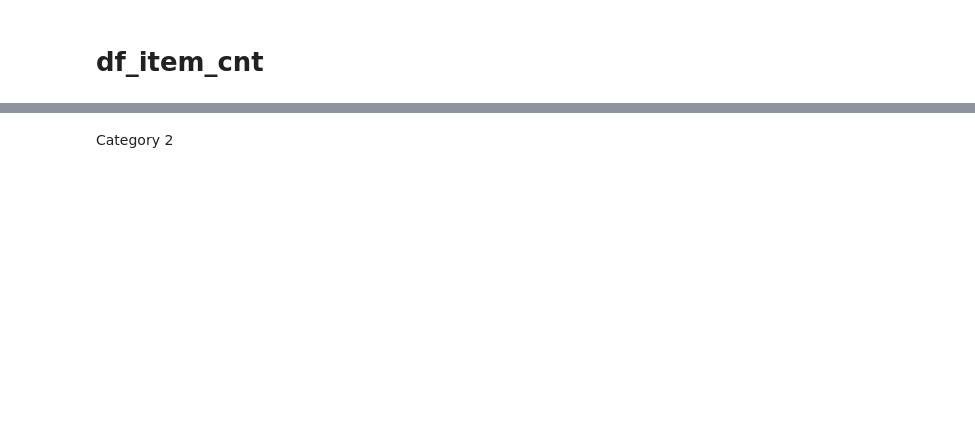
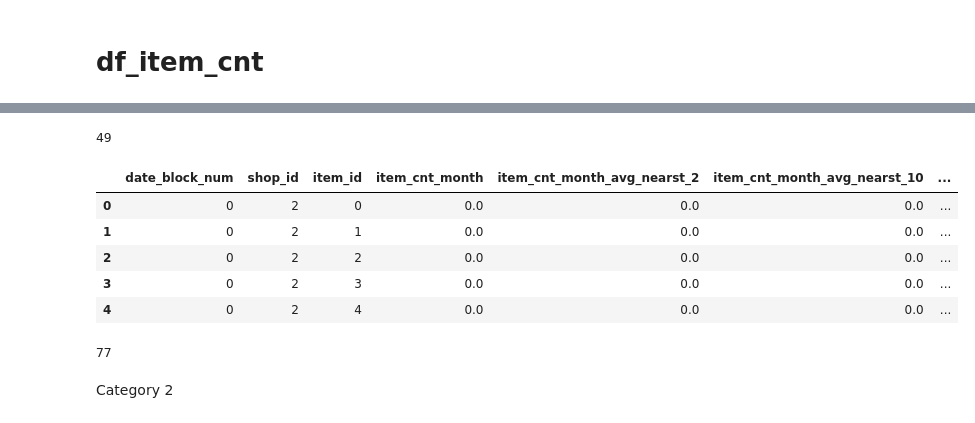
Before and after one commit to dondon1993/Predict-Future-Sales, a Jupyter notebook: df_price.ipynb, the cells around one changed output, grey strips where cells are left out. Saved outputs shown, nothing was run; the diff lists cells and outputs as text; code cells hidden in the pictures; blank space fills up the shorter version.

```diff
--- a/df_price.ipynb
+++ b/df_price.ipynb
@@ -541,19 +590,44 @@ gc.collect()
 # %%
-group = sales_train.groupby(['date_block_num', 'shop_id', 'item_id']).agg({'item_cnt': ['sum']})
+group = sales_train.groupby(['date_block_num', 'shop_id', 'item_id']).agg({'item_cnt_day': ['sum']})
 group.columns = ['item_cnt_month']
 group.reset_index(inplace = True)
 # %%
 df_item_cnt = pd.merge(df_item_cnt, group, how = 'left', on = ['date_block_num','shop_id','item_id'])
 df_item_cnt.fillna(0, inplace = True)
+# %%
+gc.collect()
+# %% [output]
+49
 # %%
 nearst = 30
 df_item_cnt = neighbor_feature(df_item_cnt, nearst, 'item_cnt_month', 'no')
+# %%
+nearst_lst = np.arange(-num_nearst, num_nearst+1)
+nearst_lst = list(set(nearst_lst).difference(set([0])))
+nearst_feature_lst = [f'item_cnt_month_nearst_{element}' for element in nearst_lst]
+
+for col in nearst_feature_lst:
+    df_item_cnt[col] = df_item_cnt[col].astype('float16')
+    gc.collect()
 # %%
 for num_nearst in [2, 10, 20, 30]:
     nearst_lst = np.arange(-num_nearst, num_nearst+1)
     nearst_lst = list(set(nearst_lst).difference(set([0])))
     nearst_feature_lst = [f'item_cnt_month_nearst_{element}' for element in nearst_lst]
 
-    df_item_cnt[f'item_cnt_month_nearst_{num_nearst}'] = df_price[nearst_feature_lst].mean(axis = 1)
+    df_item_cnt[f'item_cnt_month_avg_nearst_{num_nearst}'] = df_item_cnt[nearst_feature_lst].mean(axis = 1)
 
 df_item_cnt.drop(nearst_feature_lst, axis = 1, inplace = True)
+# %%
+df_item_cnt.head()
+# %% [output]
+|  | date_block_num | shop_id | item_id | item_cnt_month | item_cnt_month_avg_nearst_2 | item_cnt_month_avg_nearst_10 | ... |
+| 0 | 0 | 2 | 0 | 0.0 | 0.0 | 0.0 | ... |
+| 1 | 0 | 2 | 1 | 0.0 | 0.0 | 0.0 | ... |
+| 2 | 0 | 2 | 2 | 0.0 | 0.0 | 0.0 | ... |
+| 3 | 0 | 2 | 3 | 0.0 | 0.0 | 0.0 | ... |
+| 4 | 0 | 2 | 4 | 0.0 | 0.0 | 0.0 | ... |
+# %%
+gc.collect()
+# %% [output]
+77
```
Also changed, not shown: parts of 26 cells of this notebook.
